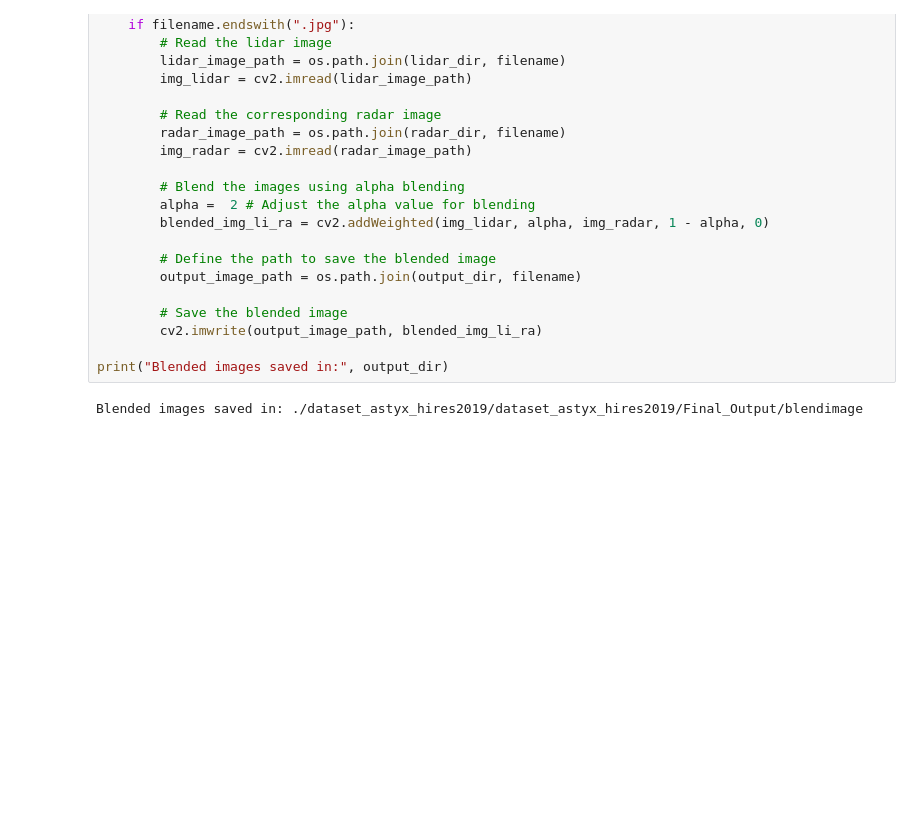
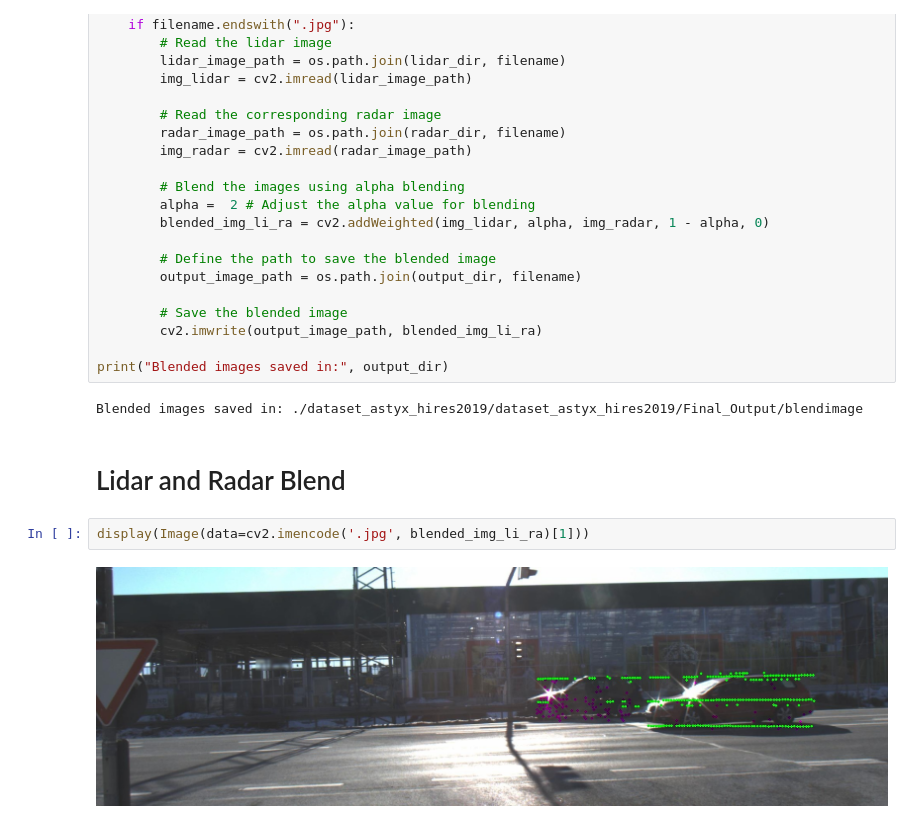
Before and after one commit to Vaibhav212000/sensor_fusion, a Jupyter notebook: random_images.ipynb, the cells around one changed output. Saved outputs shown, nothing was run; the diff lists cells and outputs as text; blank space fills up the shorter version.

Commit message:
Blend Lidar and radar

```diff
--- a/random_images.ipynb
+++ b/random_images.ipynb
@@ -678,3 +678,9 @@ for filename in os.listdir(lidar_dir):
 print("Blended images saved in:", output_dir)
 # %% [output]
 Blended images saved in: ./dataset_astyx_hires2019/dataset_astyx_hires2019/Final_Output/blendimage
+# %% [markdown]
+# Lidar and Radar Blend
+# %%
+display(Image(data=cv2.imencode('.jpg', blended_img_li_ra)[1]))
+# %% [output]
+[figure, added]
```
